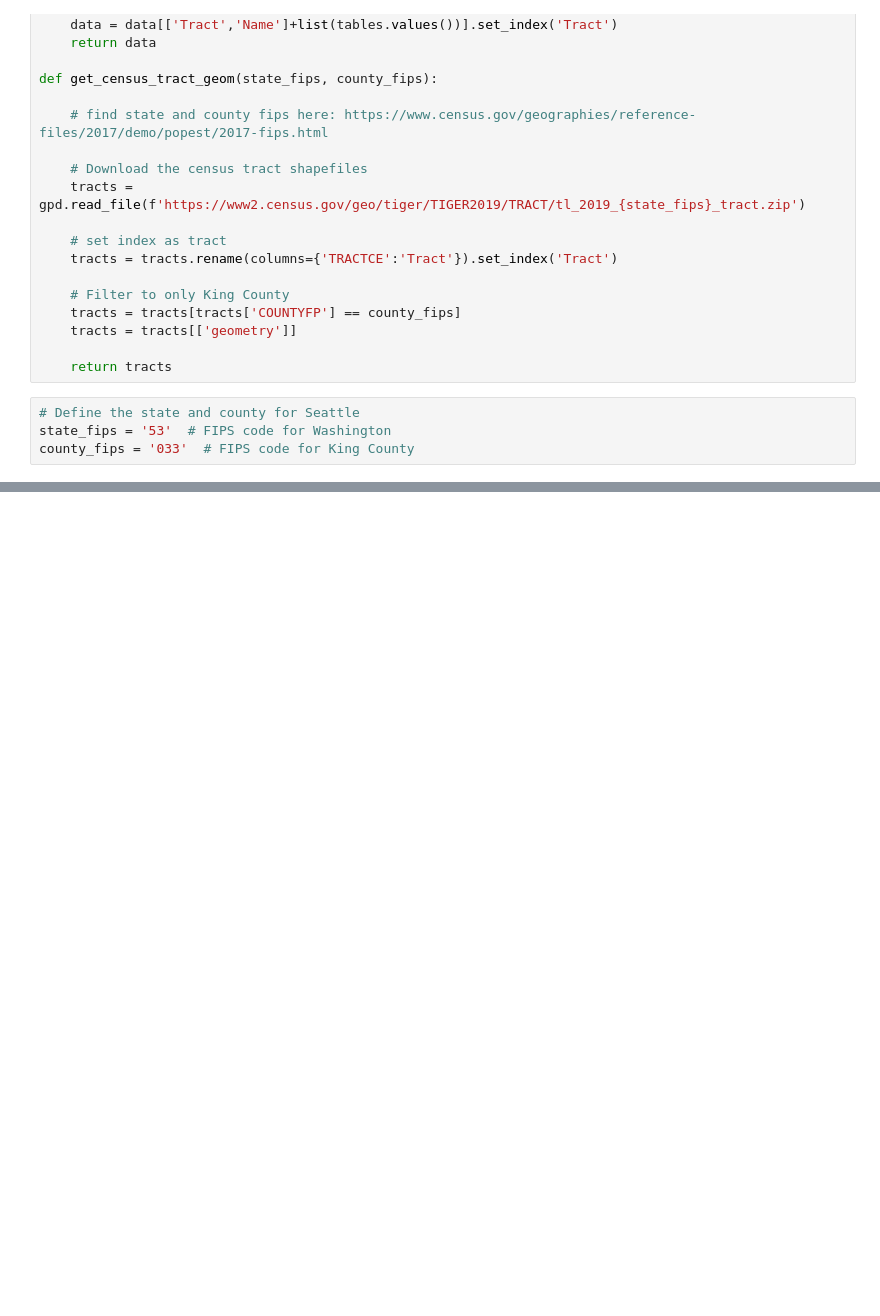
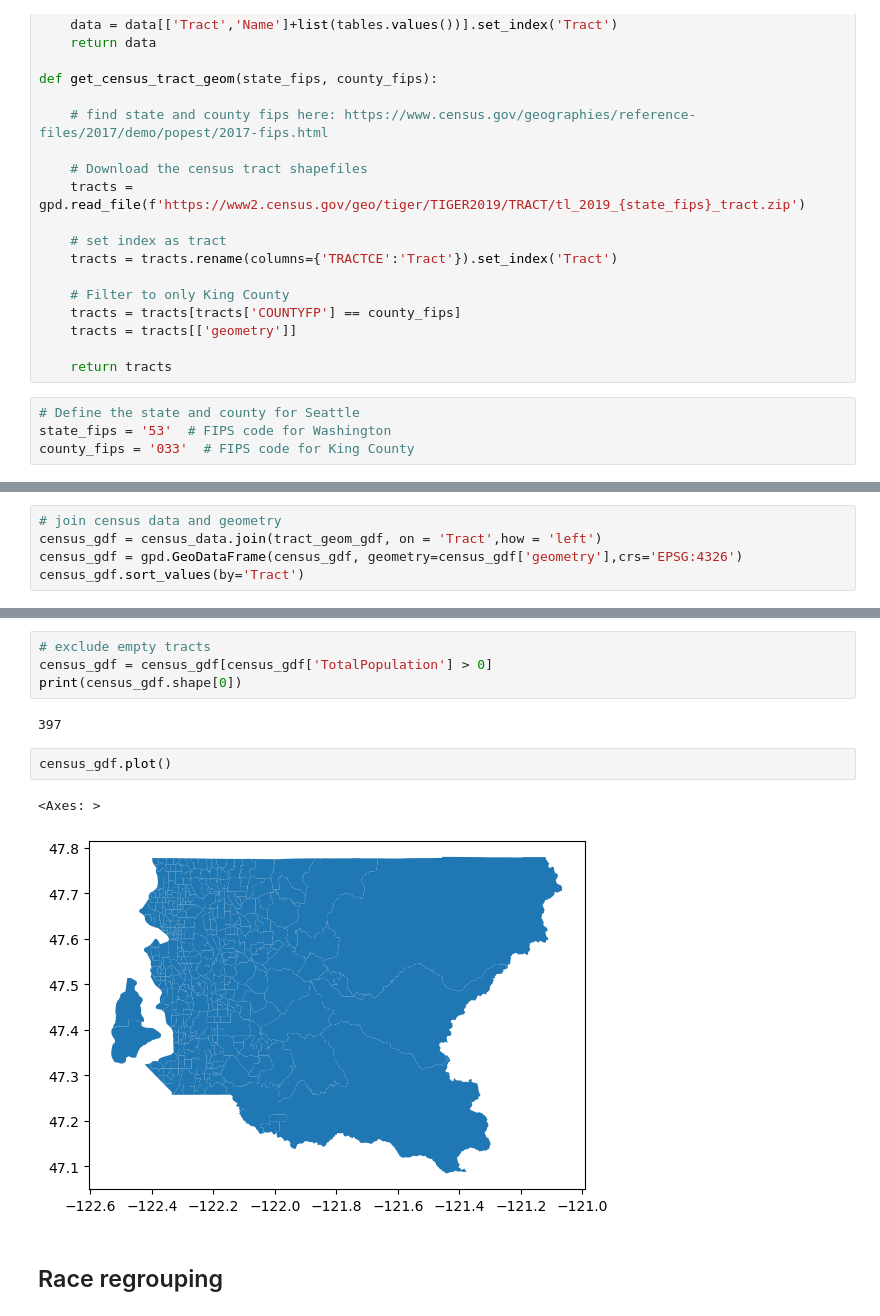
Before and after one commit to UW-GDA/land-use-travel-patterns, a Jupyter notebook: demographic.ipynb, the cells around one changed output, grey strips where cells are left out. Drawn from its saved outputs; the diff is of its cells as text; blank space fills up the shorter version.

Commit message:
demographic preparation processes and ready to plot

```diff
--- a/demographic.ipynb
+++ b/demographic.ipynb
@@ -111,0 +144,5 @@ census_data
+# %%
+# join census data and geometry
+census_gdf = census_data.join(tract_geom_gdf, on = 'Tract',how = 'left')
+census_gdf = gpd.GeoDataFrame(census_gdf, geometry=census_gdf['geometry'],crs='EPSG:4326')
+census_gdf.sort_values(by='Tract')
@@ -111,0 +164,13 @@ census_data
+# %%
+# exclude empty tracts
+census_gdf = census_gdf[census_gdf['TotalPopulation'] > 0]
+print(census_gdf.shape[0])
+# %% [output]
+397
+# %%
+census_gdf.plot()
+# %% [output]
+<Axes: >
+[figure, added]
+# %% [markdown]
+## Race regrouping
```
Also changed, not shown: parts of 32 cells of this notebook.
